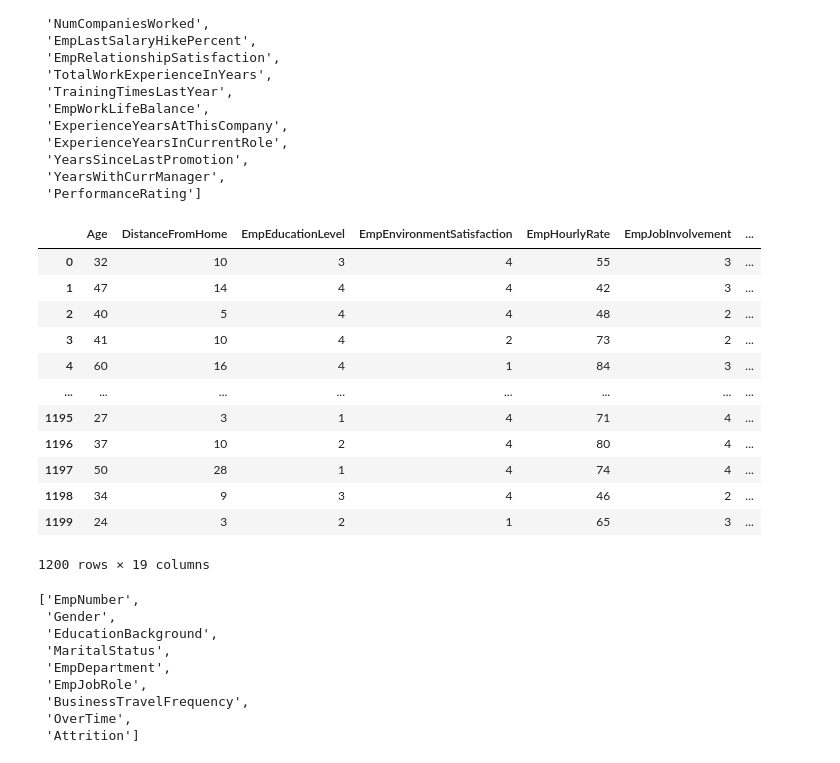
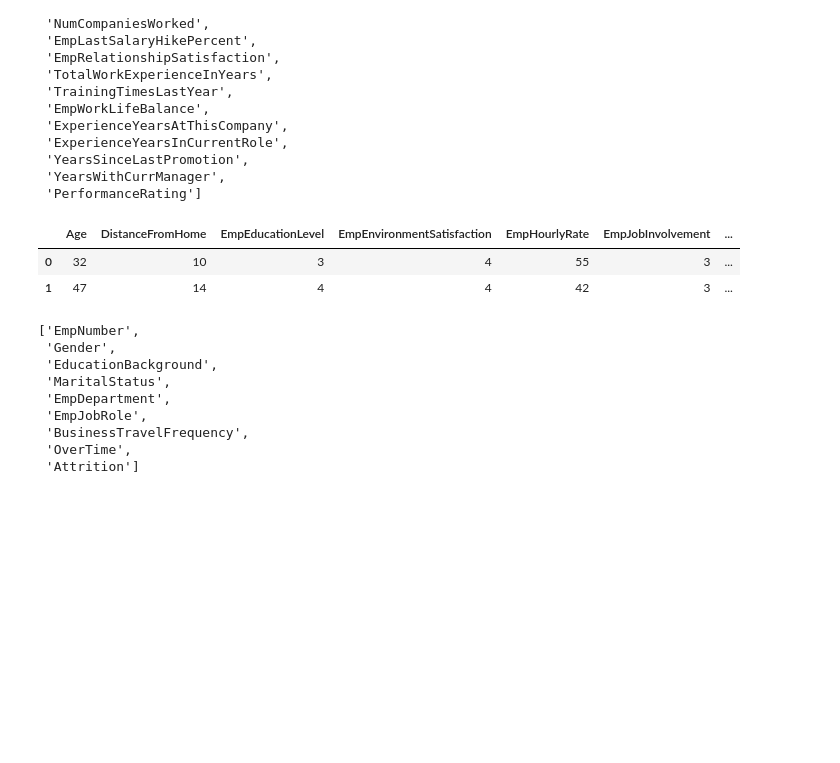
Before and after one commit to SudarshanIngole/IABAC_Project, a Jupyter notebook: IABAC_CDS_Project_Sudarshan.ipynb, the cells around one changed output. Cells and saved outputs as stored; diff of their text form; code cells hidden in the pictures; blank space fills up the shorter version.

```diff
--- a/IABAC_CDS_Project_Sudarshan.ipynb
+++ b/IABAC_CDS_Project_Sudarshan.ipynb
@@ -113,39 +113,29 @@ list(data.select_dtypes(include='int64'))
 # %%
 num_data=data[['Age',
  'DistanceFromHome',
  'EmpEducationLevel',
  'EmpEnvironmentSatisfaction',
  'EmpHourlyRate',
  'EmpJobInvolvement',
  'EmpJobLevel',
  'EmpJobSatisfaction',
  'NumCompaniesWorked',
  'EmpLastSalaryHikePercent',
  'EmpRelationshipSatisfaction',
  'TotalWorkExperienceInYears',
  'TrainingTimesLastYear',
  'EmpWorkLifeBalance',
  'ExperienceYearsAtThisCompany',
  'ExperienceYearsInCurrentRole',
  'YearsSinceLastPromotion',
  'YearsWithCurrManager',
  'PerformanceRating']]
 
-num_data
+num_data.head(2)
 # %% [output]
 |  | Age | DistanceFromHome | EmpEducationLevel | EmpEnvironmentSatisfaction | EmpHourlyRate | EmpJobInvolvement | ... |
 | 0 | 32 | 10 | 3 | 4 | 55 | 3 | ... |
 | 1 | 47 | 14 | 4 | 4 | 42 | 3 | ... |
-| 2 | 40 | 5 | 4 | 4 | 48 | 2 | ... |
-| 3 | 41 | 10 | 4 | 2 | 73 | 2 | ... |
-| 4 | 60 | 16 | 4 | 1 | 84 | 3 | ... |
-| ... | ... | ... | ... | ... | ... | ... | ... |
-| 1195 | 27 | 3 | 1 | 4 | 71 | 4 | ... |
-| 1196 | 37 | 10 | 2 | 4 | 80 | 4 | ... |
-| 1197 | 50 | 28 | 1 | 4 | 74 | 4 | ... |
-| 1198 | 34 | 9 | 3 | 4 | 46 | 2 | ... |
-| 1199 | 24 | 3 | 2 | 1 | 65 | 3 | ... |
-1200 rows × 19 columns
 # %%
 list(data.select_dtypes(include='object'))
 # %% [output]
```
Also changed, not shown: parts of 9 cells of this notebook.
